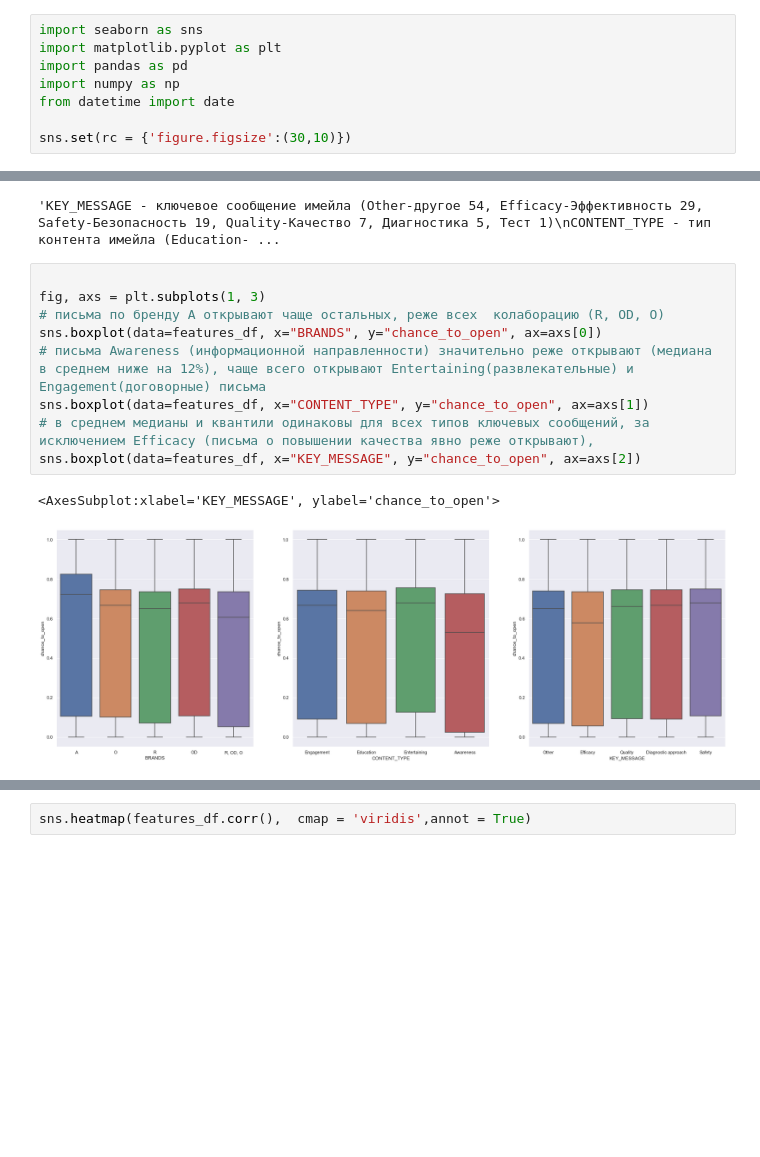
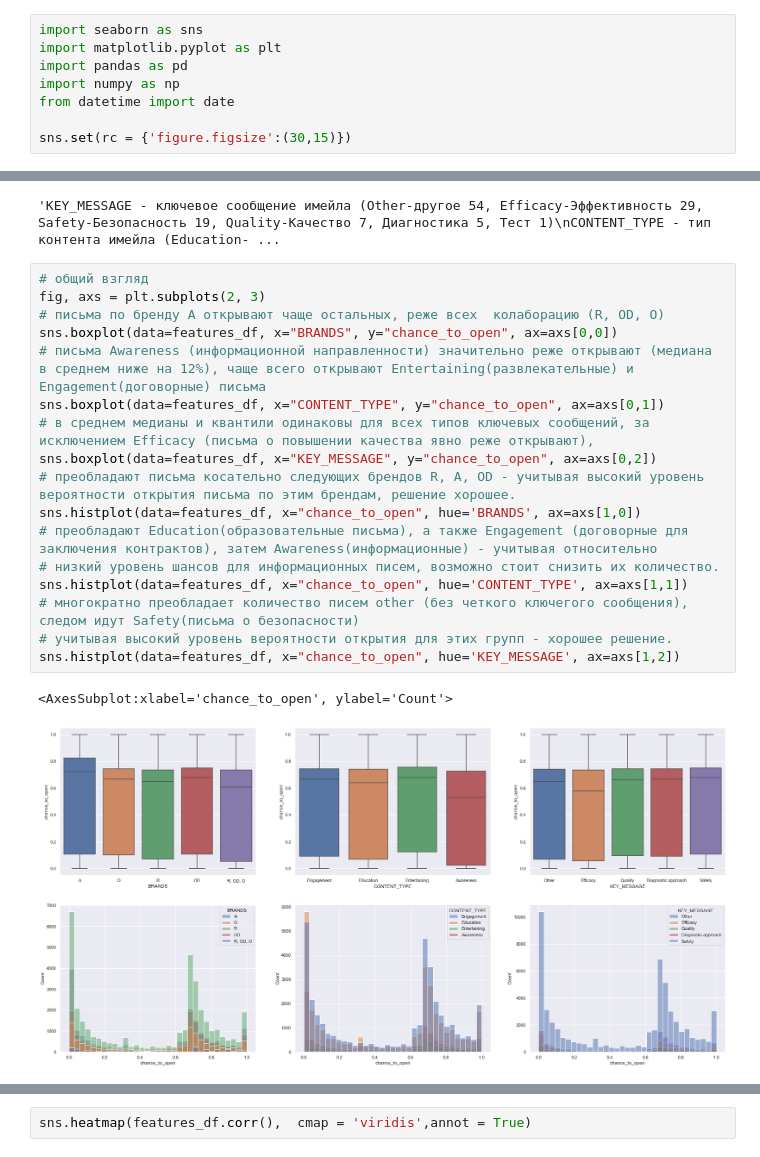
Before and after one commit to IvanovNA01/test_task_junior, a Jupyter notebook: test_to_jun1.ipynb, the cells around one changed output, grey strips where cells are left out. Saved outputs shown, nothing was run; the diff lists cells and outputs as text; blank space fills up the shorter version.

```diff
--- a/test_to_jun1.ipynb
+++ b/test_to_jun1.ipynb
@@ -5,7 +5,7 @@ import pandas as pd
 import numpy as np
 from datetime import date
 
-sns.set(rc = {'figure.figsize':(30,10)})
+sns.set(rc = {'figure.figsize':(30,15)})
 # %%
 """Просмотрим данные о работниках"""
 
@@ -577,14 +589,22 @@ CONTENT_TYPE - тип контента имейла (Education-Образова
 # %% [output]
 'KEY_MESSAGE - ключевое сообщение имейла (Other-другое 54, Efficacy-Эффективность 29, Safety-Безопасность 19, Quality-Качество 7, Диагностика 5, Тест 1)\nCONTENT_TYPE - тип контента имейла (Education- ...
 # %%
-
-fig, axs = plt.subplots(1, 3)
+# общий взгляд
+fig, axs = plt.subplots(2, 3)
 # письма по бренду А открывают чаще остальных, реже всех  колаборацию (R, OD, O)
-sns.boxplot(data=features_df, x="BRANDS", y="chance_to_open", ax=axs[0])
+sns.boxplot(data=features_df, x="BRANDS", y="chance_to_open", ax=axs[0,0])
 # письма Awareness (информационной направленности) значительно реже открывают (медиана в среднем ниже на 12%), чаще всего открывают Entertaining(развлекательные) и Engagement(договорные) письма
-sns.boxplot(data=features_df, x="CONTENT_TYPE", y="chance_to_open", ax=axs[1])
+sns.boxplot(data=features_df, x="CONTENT_TYPE", y="chance_to_open", ax=axs[0,1])
 # в среднем медианы и квантили одинаковы для всех типов ключевых сообщений, за исключением Efficacy (письма о повышении качества явно реже открывают),
-sns.boxplot(data=features_df, x="KEY_MESSAGE", y="chance_to_open", ax=axs[2])
+sns.boxplot(data=features_df, x="KEY_MESSAGE", y="chance_to_open", ax=axs[0,2])
+# преобладают письма косательно следующих брендов R, A, OD - учитывая высокий уровень вероятности открытия письма по этим брендам, решение хорошее.
+sns.histplot(data=features_df, x="chance_to_open", hue='BRANDS', ax=axs[1,0])
+# преобладают Education(образовательные письма), а также Engagement (договорные для заключения контрактов), затем Awareness(информационные) - учитывая относительно
+# низкий уровень шансов для информационных писем, возможно стоит снизить их количество.
+sns.histplot(data=features_df, x="chance_to_open", hue='CONTENT_TYPE', ax=axs[1,1])
+# многократно преобладает количество писем other (без четкого ключегого сообщения), следом идут Safety(письма о безопасности)
+# учитывая высокий уровень вероятности открытия для этих групп - хорошее решение.
+sns.histplot(data=features_df, x="chance_to_open", hue='KEY_MESSAGE', ax=axs[1,2])
 # %% [output]
-<AxesSubplot:xlabel='KEY_MESSAGE', ylabel='chance_to_open'>
+<AxesSubplot:xlabel='chance_to_open', ylabel='Count'>
-[figure, old version]
+[figure, new version]
```
Also changed, not shown: parts of 10 cells of this notebook.
